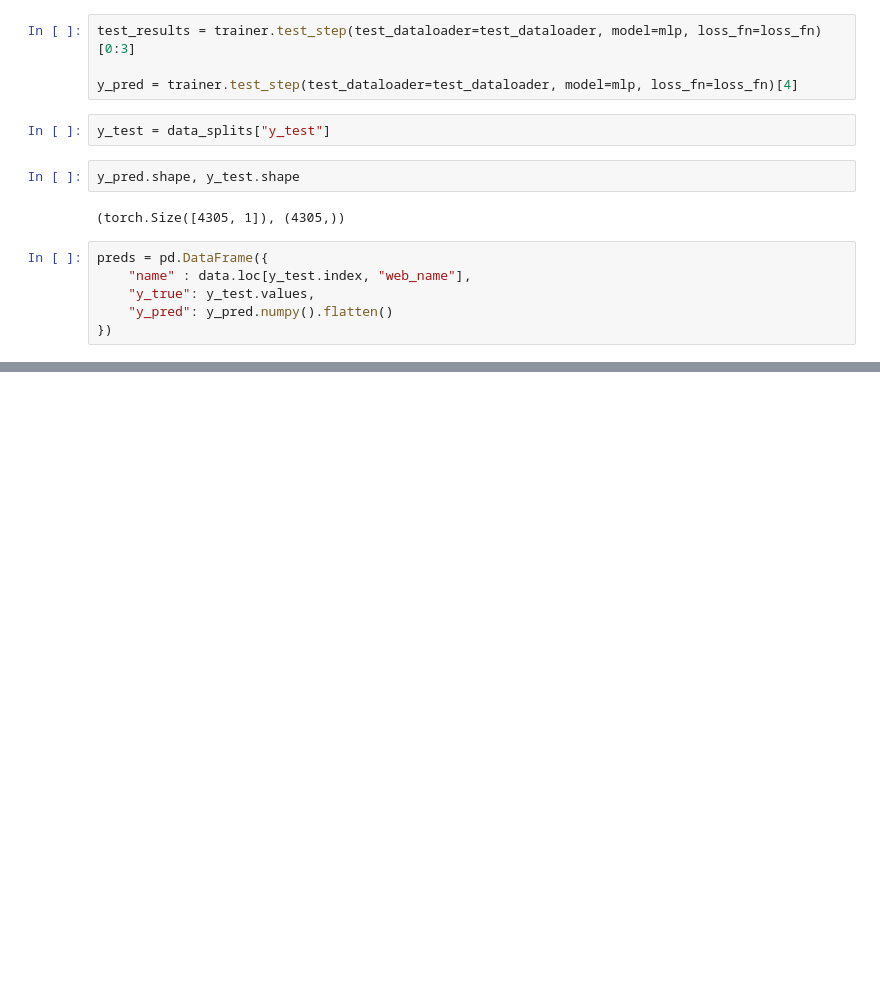
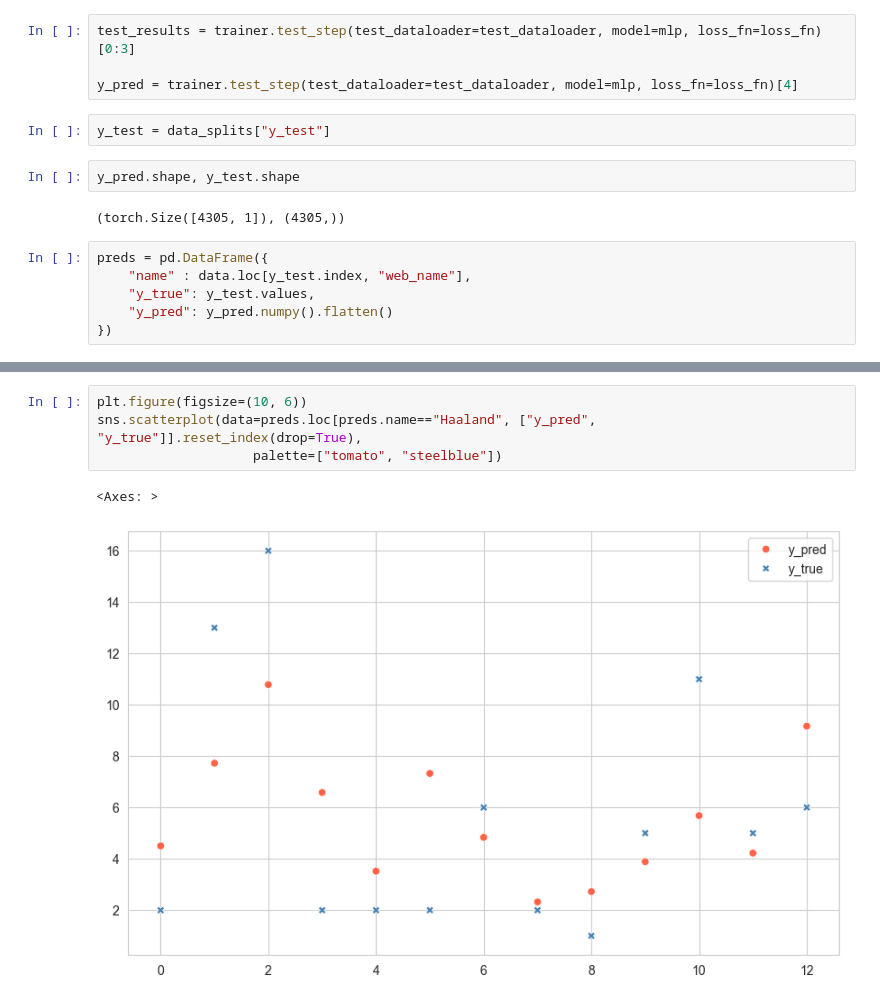
Before and after one commit to ruus77/FPL-Points-Predictions, a Jupyter notebook: Notebooks/Modeling/MLP.ipynb, the cells around one changed output, grey strips where cells are left out. Cells and saved outputs as stored; diff of their text form; blank space fills up the shorter version.

```diff
--- a/Notebooks/Modeling/MLP.ipynb
+++ b/Notebooks/Modeling/MLP.ipynb
@@ -278,0 +296,7 @@ plt.tight_layout();
+# %%
+plt.figure(figsize=(10, 6))
+sns.scatterplot(data=preds.loc[preds.name=="Haaland", ["y_pred", "y_true"]].reset_index(drop=True),
+                    palette=["tomato", "steelblue"])
+# %% [output]
+<Axes: >
+[figure, added]
```
Also changed, not shown: parts of 11 cells of this notebook.
